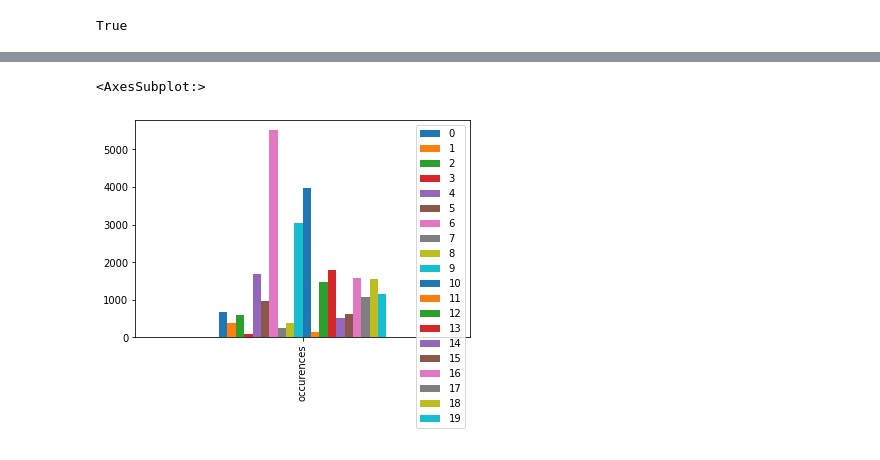
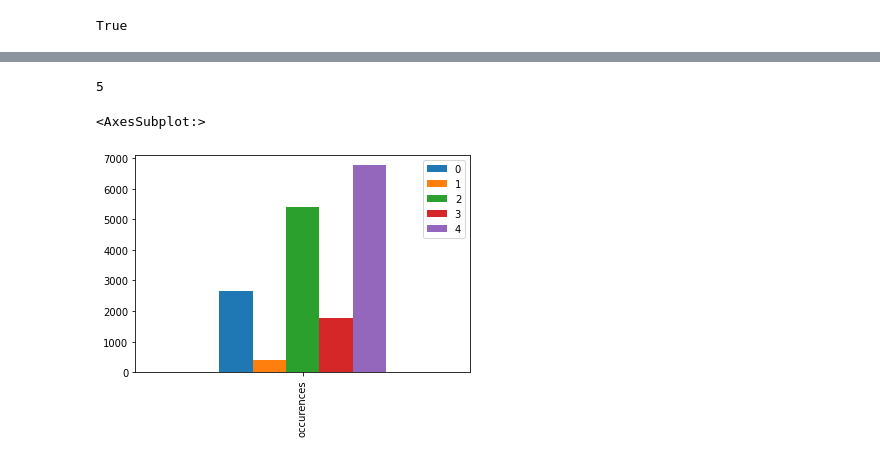
Before and after one commit to aliciaviernes/vizwiz-labels, a Jupyter notebook: classification.ipynb, the cells around one changed output, grey strips where cells are left out. Drawn from its saved outputs; the diff is of its cells as text; code cells hidden in the pictures.

```diff
--- a/classification.ipynb
+++ b/classification.ipynb
@@ -106,0 +161,24 @@ print(len(Dplus))
+# %%
+# Second sieve
+for key, value in newest_json.items():
+    if 2 in value and len(value) >= 2:
+        value = list(value)
+        value.remove(2)
+        newest_json[key] = value
+# %%
+# Third sieve
+for key, value in newest_json.items():
+    if 1 in value and len(value) >=2:
+        newest_json[key] = [1]
+# %%
+# Fourth sieve
+for key, value in newest_json.items():
+    if 3 in value and len(value) >=2:
+        newest_json[key] = [3]
+# %%
+# Sanity check
+for key, value in newest_json.items():
+    if len(value) != 1:
+        print(key, value)
+    newest_json[key] = value[0]
+# Should return nothing!
@@ -107,7 +188,18 @@ print(len(Dplus))
 # %%
-df = pd.DataFrame(Dplus, index=['occurences'])
+DDD = dict()
+
+for img in newest_json:
+    group = newest_json[img]
+    if group not in DDD:
+        DDD[group] = 0
+    DDD[group] += 1
+
+print(len(DDD))
+
+df = pd.DataFrame(DDD, index=['occurences'])
 df = df.reindex(sorted(df.columns), axis=1)
 df.plot(kind='bar')
 # %% [output]
-<AxesSubplot:>
+5
+<AxesSubplot:>
-[figure, old version]
+[figure, new version]
```
Also changed, not shown: parts of 12 cells of this notebook, 4 other files.
